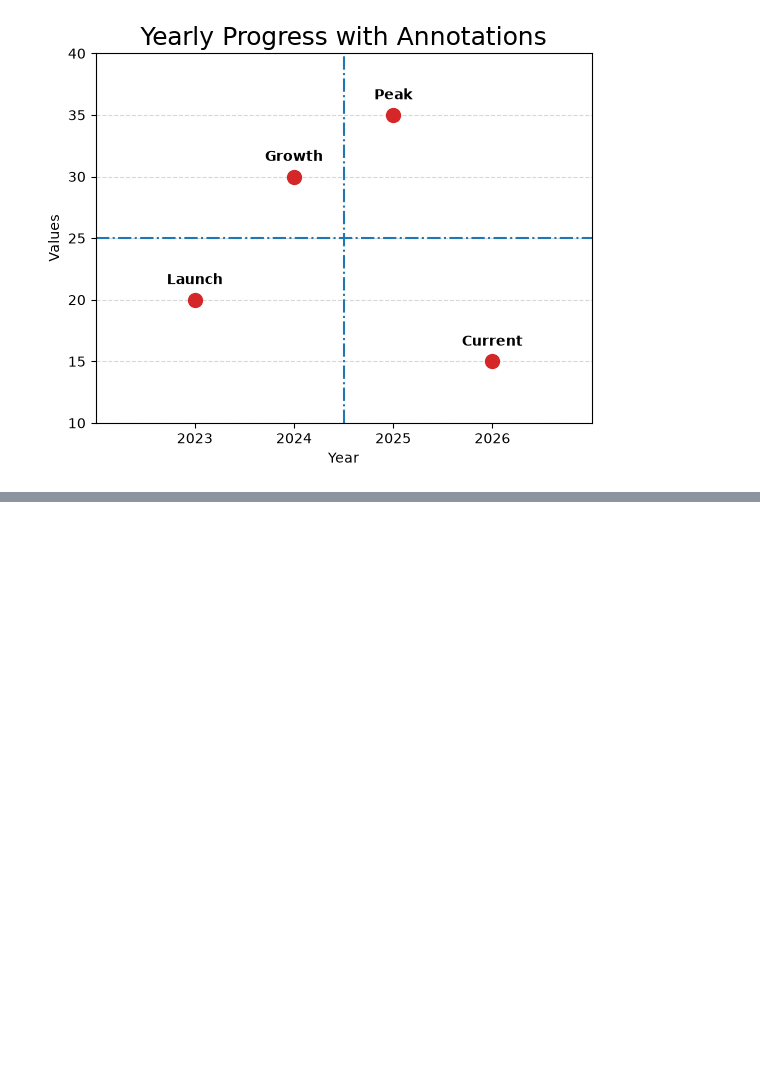
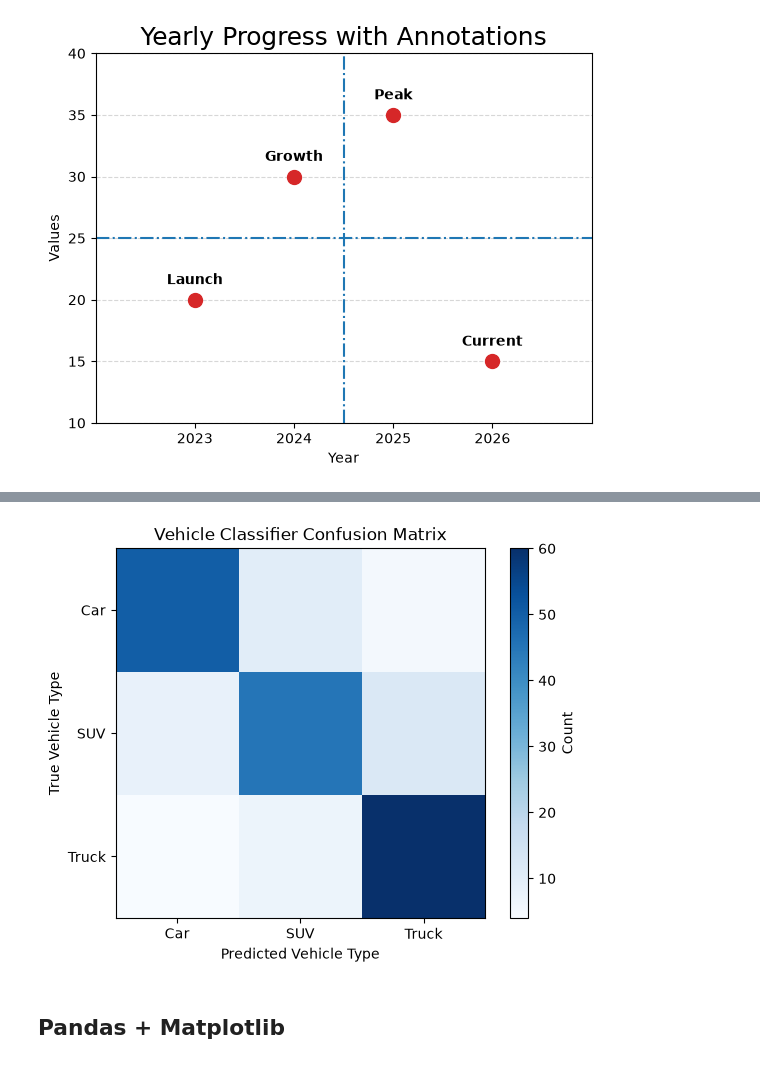
Before and after one commit to zaibgray/matplotlib, a Jupyter notebook: matplotlib.ipynb, the cells around one changed output, grey strips where cells are left out. Saved outputs shown, nothing was run; the diff lists cells and outputs as text; code cells hidden in the pictures; blank space fills up the shorter version.

```diff
--- a/matplotlib.ipynb
+++ b/matplotlib.ipynb
@@ -494,0 +533,20 @@ plt.show()
+# %%
+data = np.array([[50, 10,  5],
+                 [ 8, 45, 12],
+                 [ 4,  7, 60]])
+
+labels = ['Car', 'SUV', 'Truck']
+
+plt.imshow(data, cmap="Blues")
+plt.title("Vehicle Classifier Confusion Matrix")
+plt.xlabel("Predicted Vehicle Type")
+plt.ylabel("True Vehicle Type")
+plt.xticks(range(3), labels)
+plt.yticks(range(3), labels)
+
+plt.colorbar(label="Count")
+plt.show()
+# %% [output]
+[figure, added]
+# %% [markdown]
+## Pandas + Matplotlib
```
Also changed, not shown: parts of 9 cells of this notebook, 1 other file.
